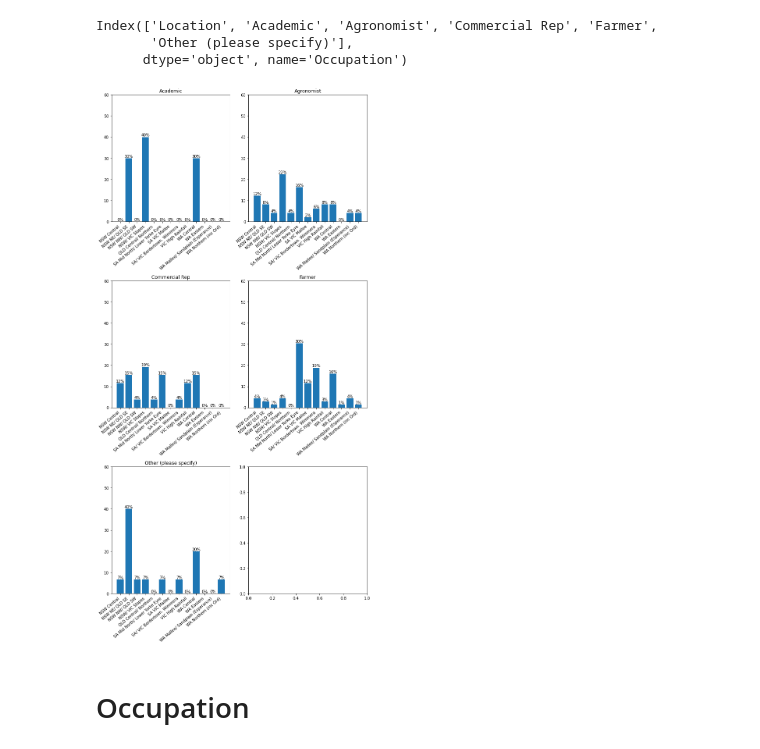
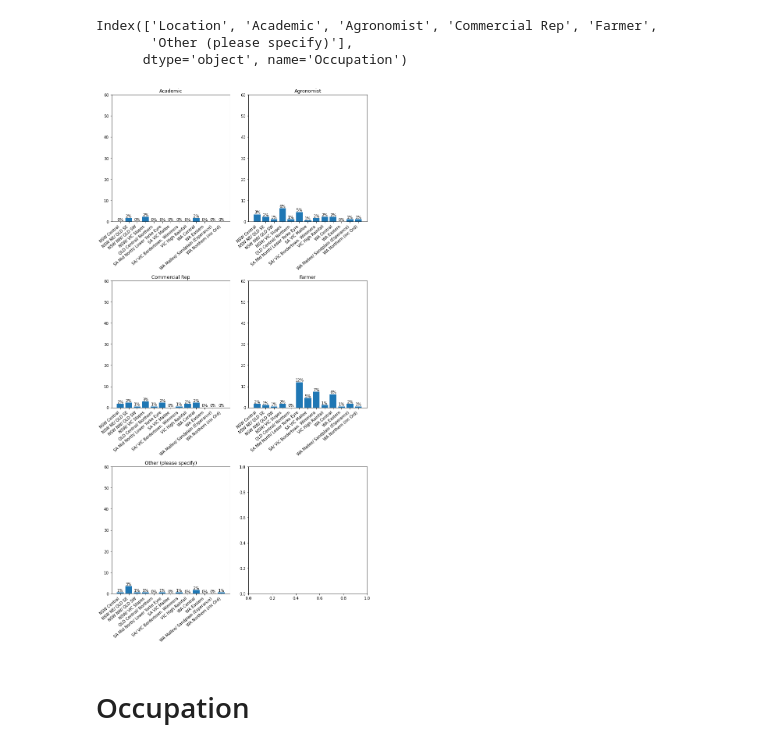
Before and after one commit to pyagoubi/Stuff, a Jupyter notebook: Weedsmart.ipynb, the cells around one changed output. Saved outputs shown, nothing was run; the diff lists cells and outputs as text; code cells hidden in the pictures.

```diff
--- a/Weedsmart.ipynb
+++ b/Weedsmart.ipynb
@@ -69,22 +133,22 @@ Index(['Location', 'Academic', 'Agronomist', 'Commercial Rep', 'Farmer',
 # %%
 cols = loc.columns[1:]
 fig, ax = plt.subplots(3,2, figsize=(10,20))
 #fig.suptitle('Herbicide resistance testing',fontsize=16)
 row=0
 col=[0,1]*3
 for i, column in enumerate(cols):
     plot_fig = pd.DataFrame(loc.loc[:, ['Location', column]].groupby('Location')[column].sum())
     if (i!=0)&(i%2==0):
         row+=1
     axs = ax[row,col[i]]
-    axs.bar(plot_fig.index,plot_fig[column]/plot_fig[column].sum()*100)
+    axs.bar(plot_fig.index,plot_fig[column]/175*100)
     axs.set_xticks(axs.get_xticks(), axs.get_xticklabels(), rotation=40, ha='right')
     axs.set_title(column )
     axs.bar_label(axs.containers[0], label_type='edge', fmt='%.0f%%')
     axs.set_ylim(0, 60)
 fig.tight_layout()
 # %% [output]
-[figure, old version]
+[figure, new version]
 # %% [markdown]
 # Occupation
 # %%
```
Also changed, not shown: parts of 55 cells of this notebook.
